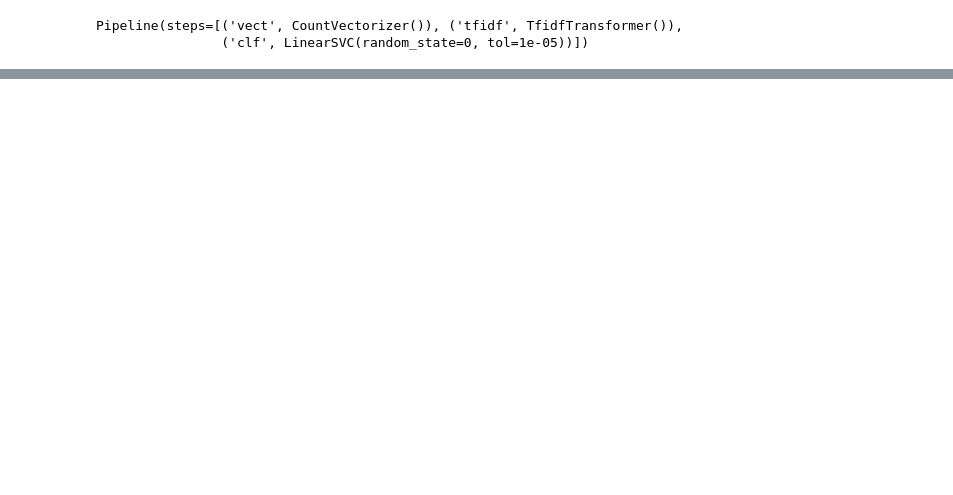
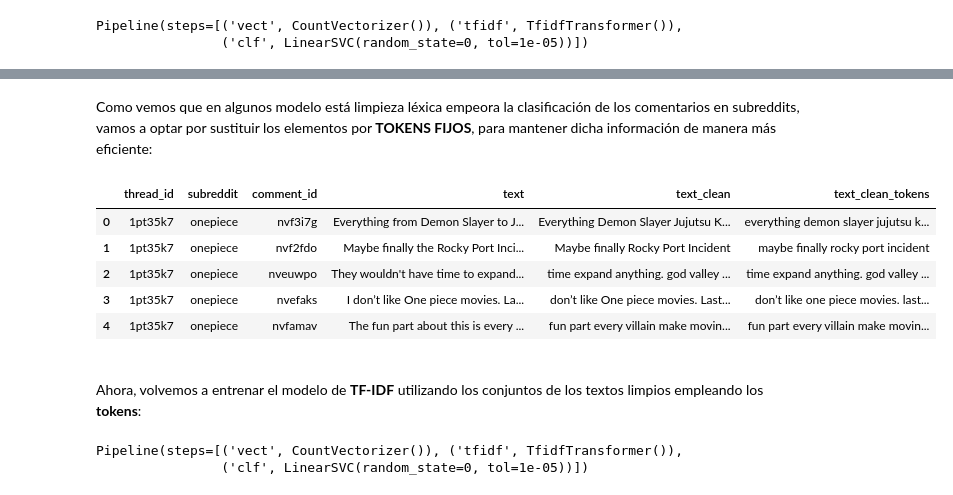
Before and after one commit to mario-mellinasn-um-es/PLN-entregable, a Jupyter notebook: apartado2.ipynb, the cells around one changed output, grey strips where cells are left out. Saved outputs shown, nothing was run; the diff lists cells and outputs as text; code cells hidden in the pictures; blank space fills up the shorter version.

```diff
--- a/apartado2.ipynb
+++ b/apartado2.ipynb
@@ -809,0 +1040,45 @@ Ahora vamos a volver a realizar el modelo
+# %% [markdown]
+Como vemos que en algunos modelo está limpieza léxica empeora la clasificación de los comentarios en subreddits, vamos a optar por sustituir los elementos por **TOKENS FIJOS**, para mantener dicha información de manera más eficiente:
+# %%
+def limpiar_texto_tokens(texto):
+
+    # Pasar a minúsculas
+    texto = texto.lower()
+
+    # Quitar saltos de línea
+    texto = texto.replace("\n", " ")
+
+    # Sustituir URLs por token fijo
+    texto = re.sub(r'http\S+|www\S+', ' TOKEN_URL ', texto)
+
+    # Sustituir menciones de Reddit por token fijo
+    texto = re.sub(r'/?u\/\w+', ' TOKEN_USER ', texto)
+
+    # Sustituir menciones tipo @usuario
+    texto = re.sub(r'@\w+', ' TOKEN_USER ', texto)
+
+    # Sustituir emojis por token fijo
+    texto = demoji.replace(texto, " TOKEN_EMOJI ")
+
+    # Tokenizar separando por espacios
+    palabras = texto.split()
+
+    # Eliminar stopwords
+    palabras_limpias = [p for p in palabras if p not in stop_words]
+
+    # Reconstruir el texto
+    return " ".join(palabras_limpias)
+# %%
+# Añadimos una columna al Dataframe que contenga el texto limpio
+df_train['text_clean_tokens'] = df_train['text'].apply(limpiar_texto_tokens)
+df_val['text_clean_tokens'] = df_val['text'].apply(limpiar_texto_tokens)
+# %%
+# Comprobamos como ha quedado
+df_train.head()
+# %% [output]
+|  | thread_id | subreddit | comment_id | text | text_clean | text_clean_tokens |
+| 0 | 1pt35k7 | onepiece | nvf3i7g | Everything from Demon Slayer to J... | Everything Demon Slayer Jujutsu K... | everything demon slayer jujutsu k... |
+| 1 | 1pt35k7 | onepiece | nvf2fdo | Maybe finally the Rocky Port Inci... | Maybe finally Rocky Port Incident | maybe finally rocky port incident |
+| 2 | 1pt35k7 | onepiece | nveuwpo | They wouldn't have time to expand... | time expand anything. god valley ... | time expand anything. god valley ... |
+| 3 | 1pt35k7 | onepiece | nvefaks | I don’t like One piece movies. La... | don’t like One piece movies. Last... | don’t like one piece movies. last... |
+| 4 | 1pt35k7 | onepiece | nvfamav | The fun part about this is every ... | fun part every villain make movin... | fun part every villain make movin... |
@@ -809,0 +1089,17 @@ Ahora vamos a volver a realizar el modelo
+# %% [markdown]
+<!--  -->
+# %% [markdown]
+Ahora, volvemos a entrenar el modelo de **TF-IDF** utilizando los conjuntos de los textos limpios empleando los **tokens**:
+# %%
+# Ahora entrenamos el mismo modelo tf-idf de antes pero utilizando los textos limpios con los tokens
+
+clf_tfidf_tokens = Pipeline([
+    ('vect', CountVectorizer()),
+    ('tfidf', TfidfTransformer()),
+    ('clf', LinearSVC(random_state=0, tol=1e-5))
+])
+
+clf_tfidf_tokens.fit(X_train_tokens, y_train)
+# %% [output]
+Pipeline(steps=[('vect', CountVectorizer()), ('tfidf', TfidfTransformer()),
+                ('clf', LinearSVC(random_state=0, tol=1e-05))])
```
Also changed, not shown: parts of 44 cells of this notebook, 1 other file.
